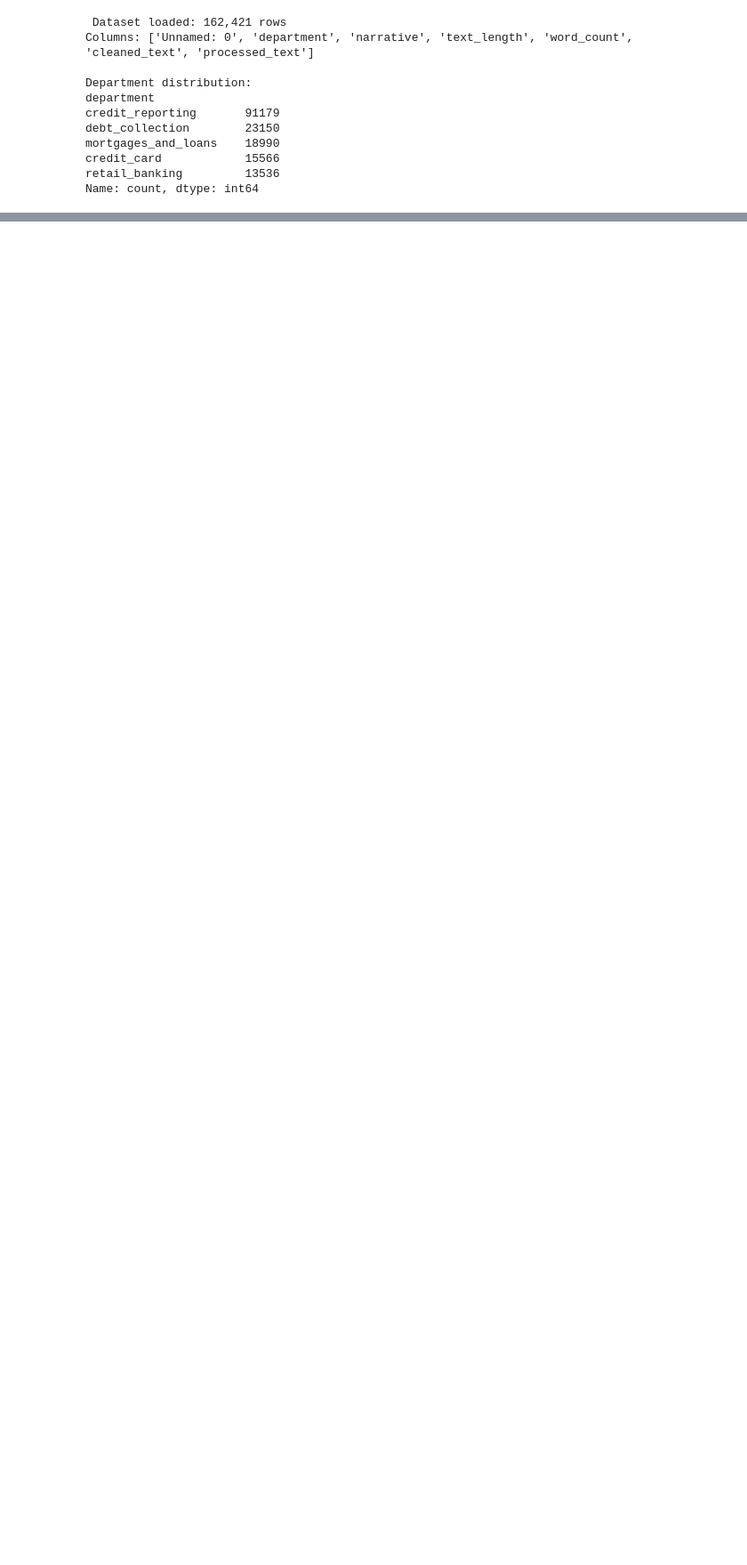
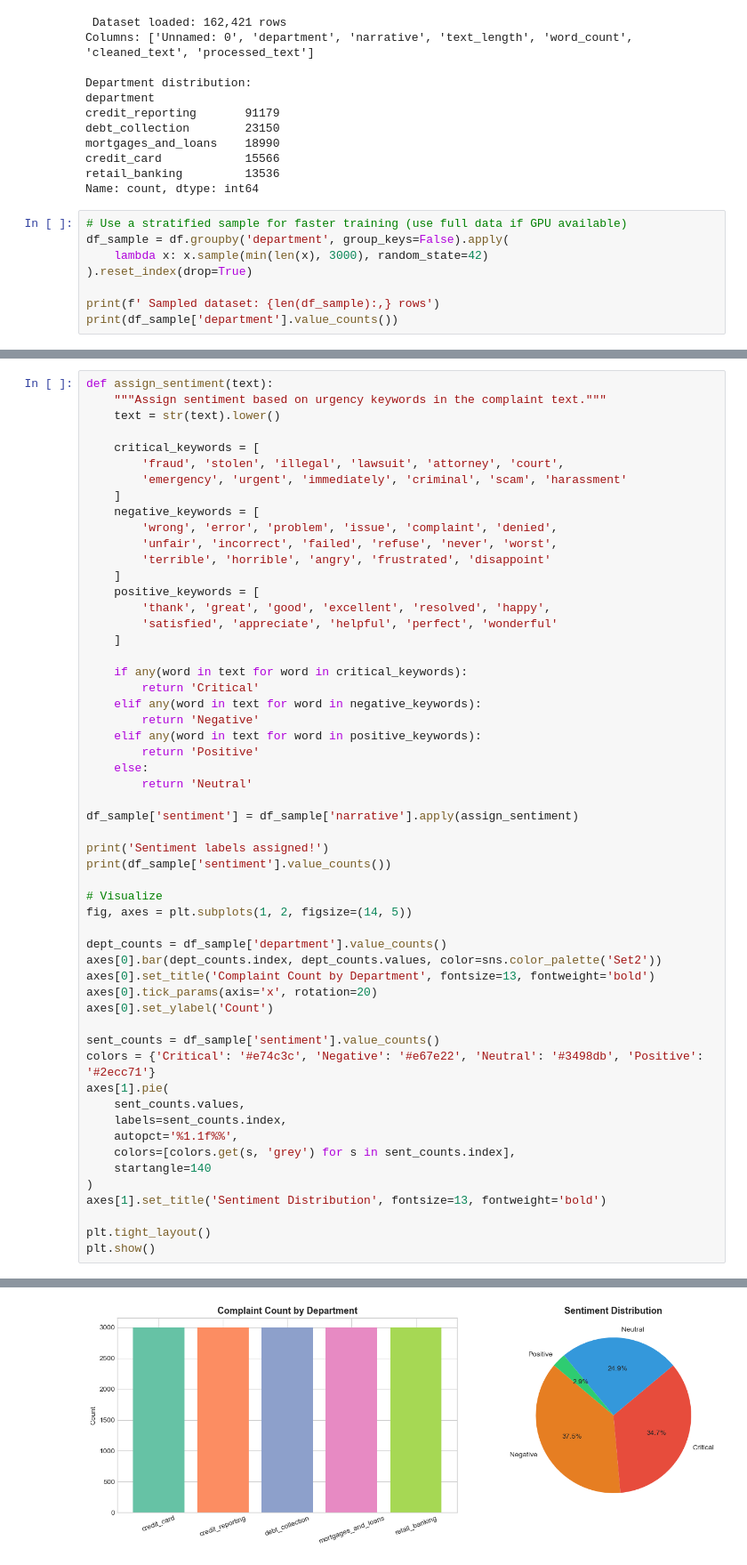
Before and after one commit to Parina89/Project-1-AI-driven-citizen-grievance-and-sentiment-analysis-, a Jupyter notebook: Week4.ipynb, the cells around one changed output, grey strips where cells are left out. Shown at 89% size. Saved outputs shown, nothing was run; the diff lists cells and outputs as text; blank space fills up the shorter version.

```diff
--- a/Week4.ipynb
+++ b/Week4.ipynb
@@ -81,3 +85,11 @@ mortgages_and_loans    18990
 credit_card            15566
 retail_banking         13536
 Name: count, dtype: int64
+# %%
+# Use a stratified sample for faster training (use full data if GPU available)
+df_sample = df.groupby('department', group_keys=False).apply(
+    lambda x: x.sample(min(len(x), 3000), random_state=42)
+).reset_index(drop=True)
+
+print(f' Sampled dataset: {len(df_sample):,} rows')
+print(df_sample['department'].value_counts())
@@ -83,0 +109,56 @@ Name: count, dtype: int64
+# %%
+def assign_sentiment(text):
+    """Assign sentiment based on urgency keywords in the complaint text."""
+    text = str(text).lower()
+
+    critical_keywords = [
+        'fraud', 'stolen', 'illegal', 'lawsuit', 'attorney', 'court',
+        'emergency', 'urgent', 'immediately', 'criminal', 'scam', 'harassment'
+    ]
+    negative_keywords = [
+        'wrong', 'error', 'problem', 'issue', 'complaint', 'denied',
+        'unfair', 'incorrect', 'failed', 'refuse', 'never', 'worst',
+        'terrible', 'horrible', 'angry', 'frustrated', 'disappoint'
+    ]
+    positive_keywords = [
+        'thank', 'great', 'good', 'excellent', 'resolved', 'happy',
+        'satisfied', 'appreciate', 'helpful', 'perfect', 'wonderful'
+    ]
+
+    if any(word in text for word in critical_keywords):
+        return 'Critical'
+    elif any(word in text for word in negative_keywords):
+        return 'Negative'
+    elif any(word in text for word in positive_keywords):
+        return 'Positive'
+    else:
+        return 'Neutral'
+
+df_sample['sentiment'] = df_sample['narrative'].apply(assign_sentiment)
+
+print('Sentiment labels assigned!')
+print(df_sample['sentiment'].value_counts())
+
+# Visualize
+fig, axes = plt.subplots(1, 2, figsize=(14, 5))
+
+dept_counts = df_sample['department'].value_counts()
+axes[0].bar(dept_counts.index, dept_counts.values, color=sns.color_palette('Set2'))
+axes[0].set_title('Complaint Count by Department', fontsize=13, fontweight='bold')
+axes[0].tick_params(axis='x', rotation=20)
+axes[0].set_ylabel('Count')
+
+sent_counts = df_sample['sentiment'].value_counts()
+colors = {'Critical': '#e74c3c', 'Negative': '#e67e22', 'Neutral': '#3498db', 'Positive': '#2ecc71'}
+axes[1].pie(
+    sent_counts.values,
+    labels=sent_counts.index,
+    autopct='%1.1f%%',
+    colors=[colors.get(s, 'grey') for s in sent_counts.index],
+    startangle=140
+)
+axes[1].set_title('Sentiment Distribution', fontsize=13, fontweight='bold')
+
+plt.tight_layout()
+plt.show()
+# %% [output]
@@ -83,0 +172 @@ Name: count, dtype: int64
+[figure, added]
```
Also changed, not shown: parts of 7 cells of this notebook.
